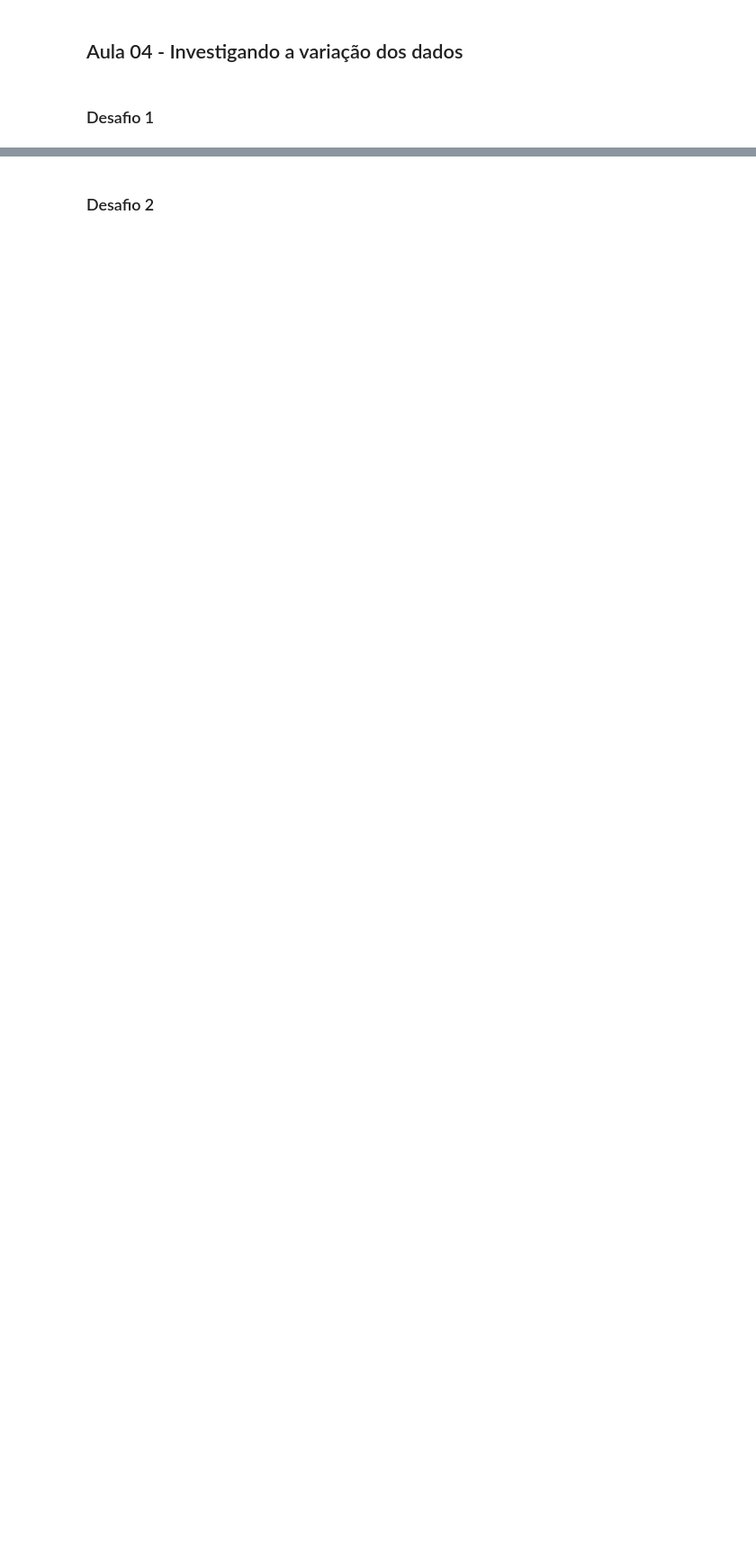
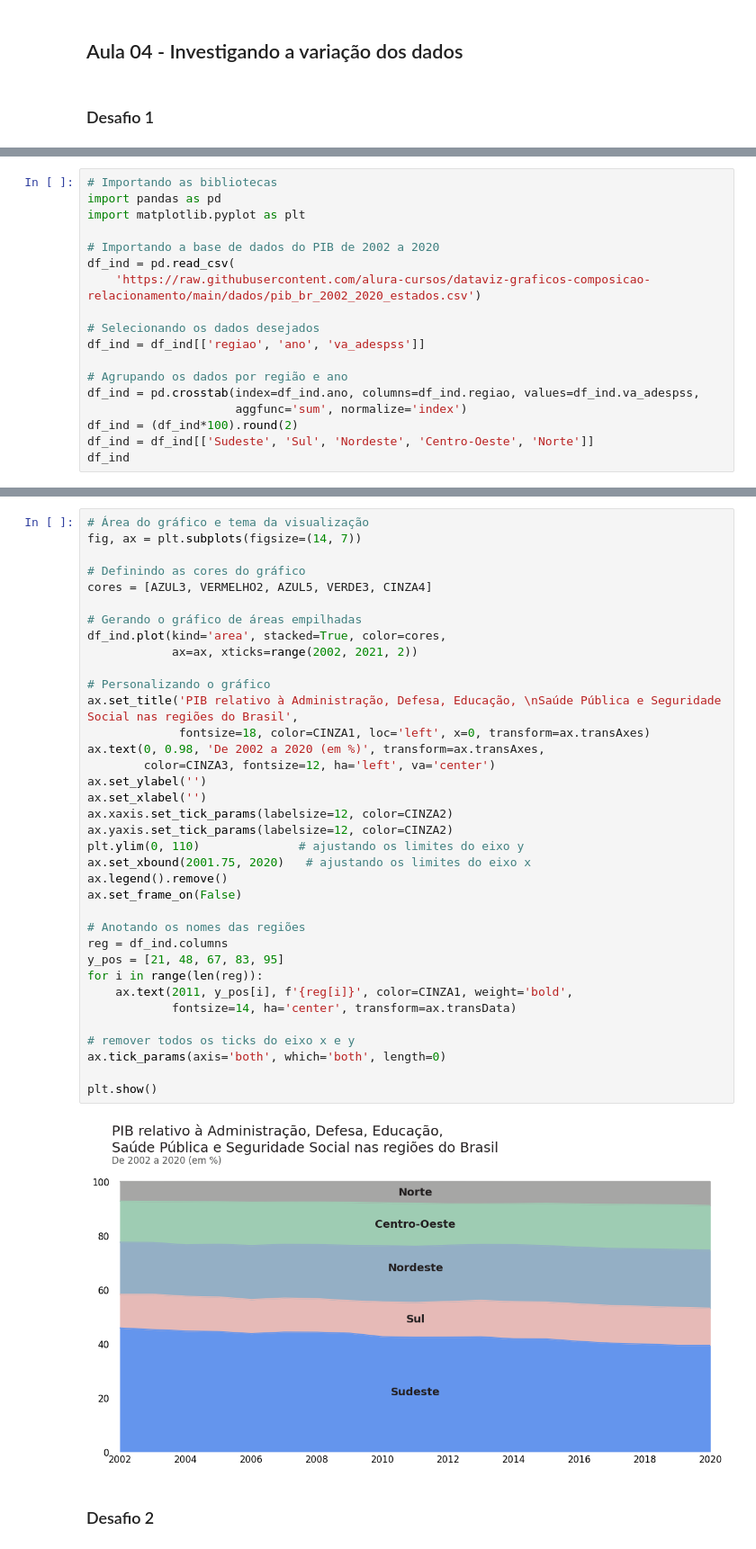
Before and after one commit to juliogazoli/alura-data-visualization-python-graficos-de-composicao-e-relacionamento, a Jupyter notebook: Desafios.ipynb, the cells around one changed output, grey strips where cells are left out. Shown at 90% size. Drawn from its saved outputs; the diff is of its cells as text; blank space fills up the shorter version.

Commit message:
Desafio: gráficos de composição - Muitos períodos

```diff
--- a/Desafios.ipynb
+++ b/Desafios.ipynb
@@ -525,0 +531,18 @@ FigureCanvasAgg is non-interactive, and thus cannot be shown
+# %%
+# Importando as bibliotecas
+import pandas as pd
+import matplotlib.pyplot as plt
+
+# Importando a base de dados do PIB de 2002 a 2020
+df_ind = pd.read_csv(
+    'https://raw.githubusercontent.com/alura-cursos/dataviz-graficos-composicao-relacionamento/main/dados/pib_br_2002_2020_estados.csv')
+
+# Selecionando os dados desejados
+df_ind = df_ind[['regiao', 'ano', 'va_adespss']]
+
+# Agrupando os dados por região e ano
+df_ind = pd.crosstab(index=df_ind.ano, columns=df_ind.regiao, values=df_ind.va_adespss,
+                     aggfunc='sum', normalize='index')
+df_ind = (df_ind*100).round(2)
+df_ind = df_ind[['Sudeste', 'Sul', 'Nordeste', 'Centro-Oeste', 'Norte']]
+df_ind
@@ -526,2 +568,40 @@ FigureCanvasAgg is non-interactive, and thus cannot be shown
+# %%
+# Área do gráfico e tema da visualização
+fig, ax = plt.subplots(figsize=(14, 7))
+
+# Definindo as cores do gráfico
+cores = [AZUL3, VERMELHO2, AZUL5, VERDE3, CINZA4]
+
+# Gerando o gráfico de áreas empilhadas
+df_ind.plot(kind='area', stacked=True, color=cores,
+            ax=ax, xticks=range(2002, 2021, 2))
+
+# Personalizando o gráfico
+ax.set_title('PIB relativo à Administração, Defesa, Educação, \nSaúde Pública e Seguridade Social nas regiões do Brasil',
+             fontsize=18, color=CINZA1, loc='left', x=0, transform=ax.transAxes)
+ax.text(0, 0.98, 'De 2002 a 2020 (em %)', transform=ax.transAxes,
+        color=CINZA3, fontsize=12, ha='left', va='center')
+ax.set_ylabel('')
+ax.set_xlabel('')
+ax.xaxis.set_tick_params(labelsize=12, color=CINZA2)
+ax.yaxis.set_tick_params(labelsize=12, color=CINZA2)
+plt.ylim(0, 110)              # ajustando os limites do eixo y
+ax.set_xbound(2001.75, 2020)   # ajustando os limites do eixo x
+ax.legend().remove()
+ax.set_frame_on(False)
+
+# Anotando os nomes das regiões
+reg = df_ind.columns
+y_pos = [21, 48, 67, 83, 95]
+for i in range(len(reg)):
+    ax.text(2011, y_pos[i], f'{reg[i]}', color=CINZA1, weight='bold',
+            fontsize=14, ha='center', transform=ax.transData)
+
+# remover todos os ticks do eixo x e y
+ax.tick_params(axis='both', which='both', length=0)
+
+plt.show()
+# %% [output]
+[figure, added]
 # %% [markdown]
 ### Desafio 2
```
Also changed, not shown: parts of 5 cells of this notebook.
